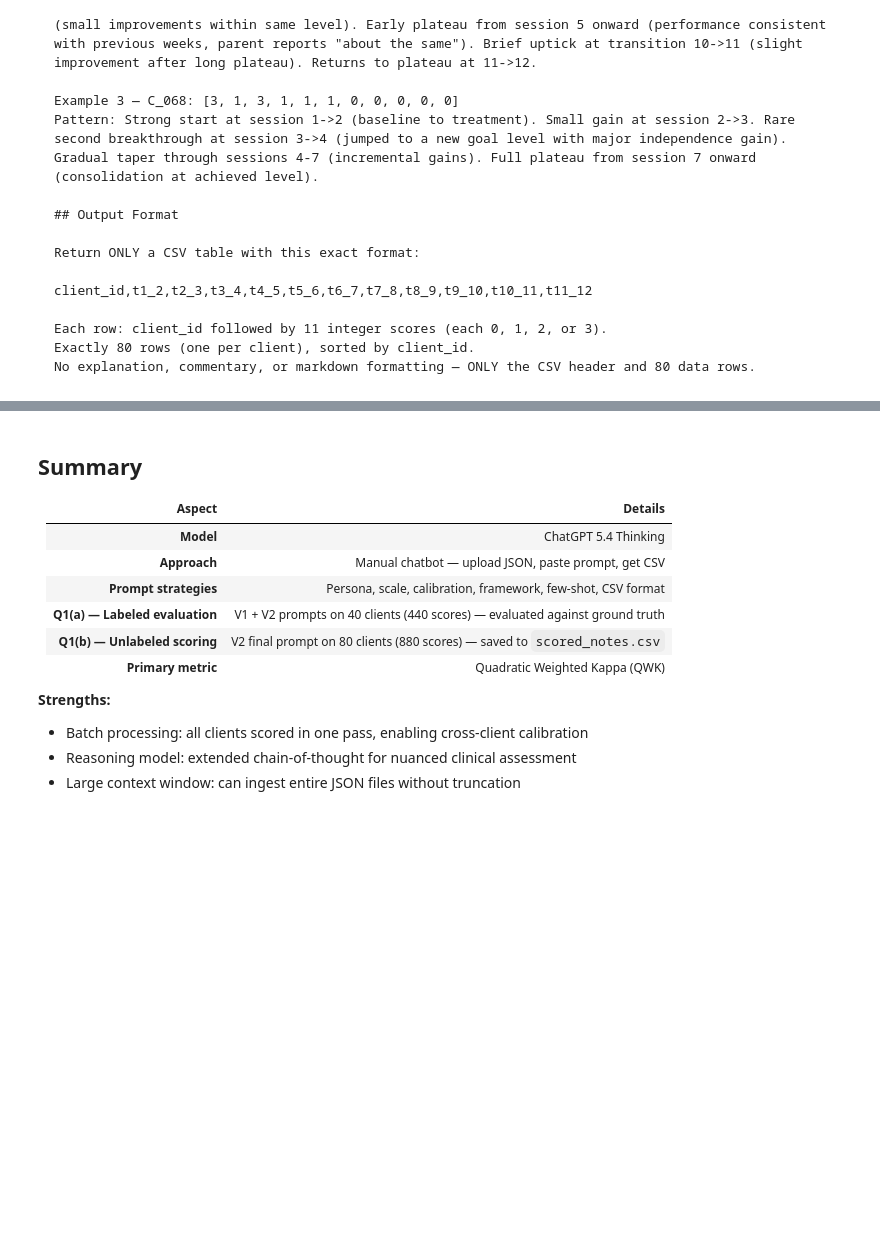
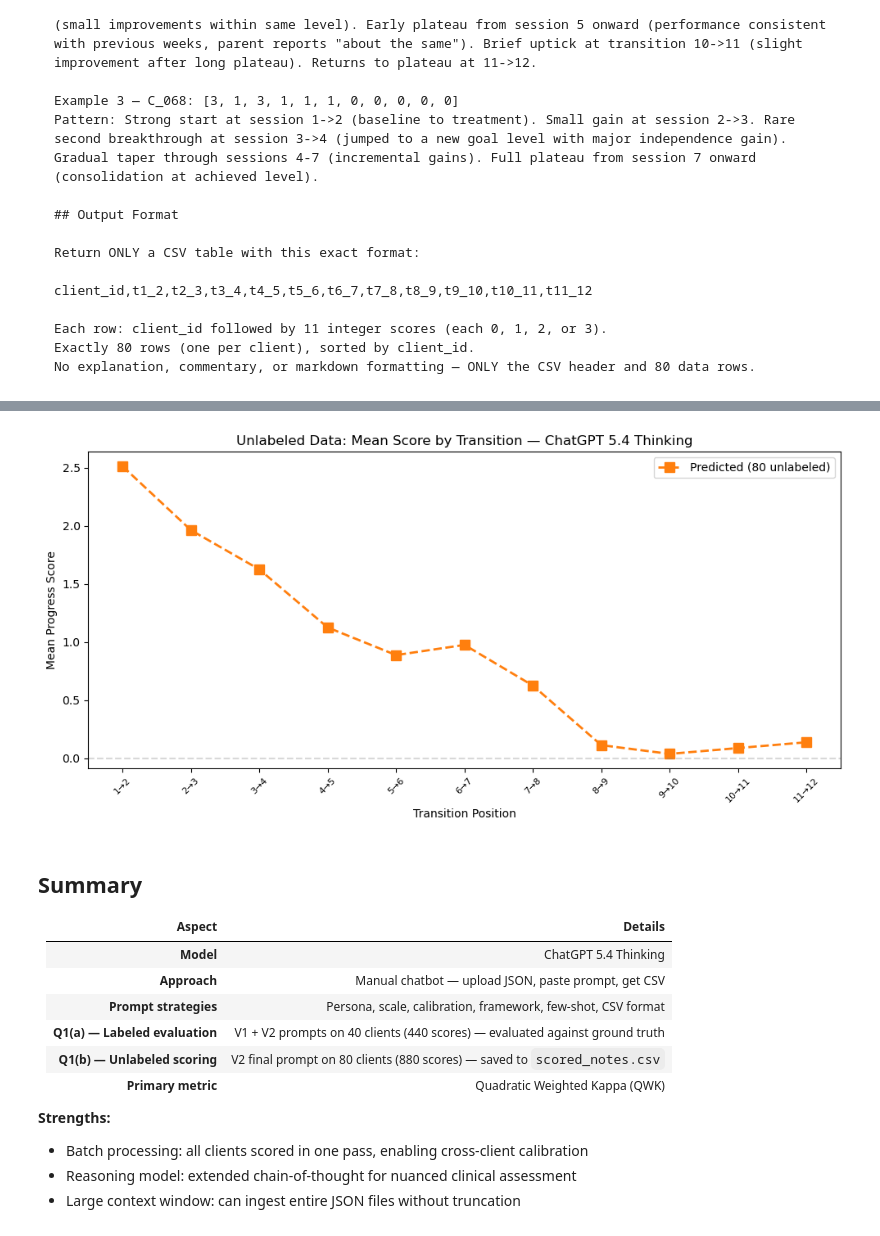
Before and after one commit to nikonlikes/MSE555-Assignment-3, a Jupyter notebook: q1/q1Chat.ipynb, the cells around one changed output, grey strips where cells are left out. Drawn from its saved outputs; the diff is of its cells as text; code cells hidden in the pictures; blank space fills up the shorter version.

Commit message:
finished q1, we going to use q1Chat

```diff
--- a/q1/q1Chat.ipynb
+++ b/q1/q1Chat.ipynb
@@ -916,3 +916,21 @@ Score       Labeled  Predicted
+# %%
+# Mean score by transition position — unlabeled predictions
+pred_arr_u = df_unlabeled_pred[score_cols_u].values
+
+fig, ax = plt.subplots(figsize=(10, 5))
+positions = range(1, 12)
+ax.plot(positions, pred_arr_u.mean(axis=0), 's--', label='Predicted (80 unlabeled)', linewidth=2, markersize=8, color='tab:orange')
+ax.set_xlabel('Transition Position')
+ax.set_ylabel('Mean Progress Score')
+ax.set_title('Unlabeled Data: Mean Score by Transition — ChatGPT 5.4 Thinking')
+ax.set_xticks(range(1, 12))
+ax.set_xticklabels([f'{i}→{i+1}' for i in range(1, 12)], rotation=45, fontsize=8)
+ax.legend()
+ax.axhline(y=0, color='gray', linestyle='--', alpha=0.3)
+plt.tight_layout()
+plt.show()
+# %% [output]
+[figure, added]
 # %% [markdown]
 ## Summary
 
```
Also changed, not shown: parts of 7 cells of this notebook, 3 other files.
